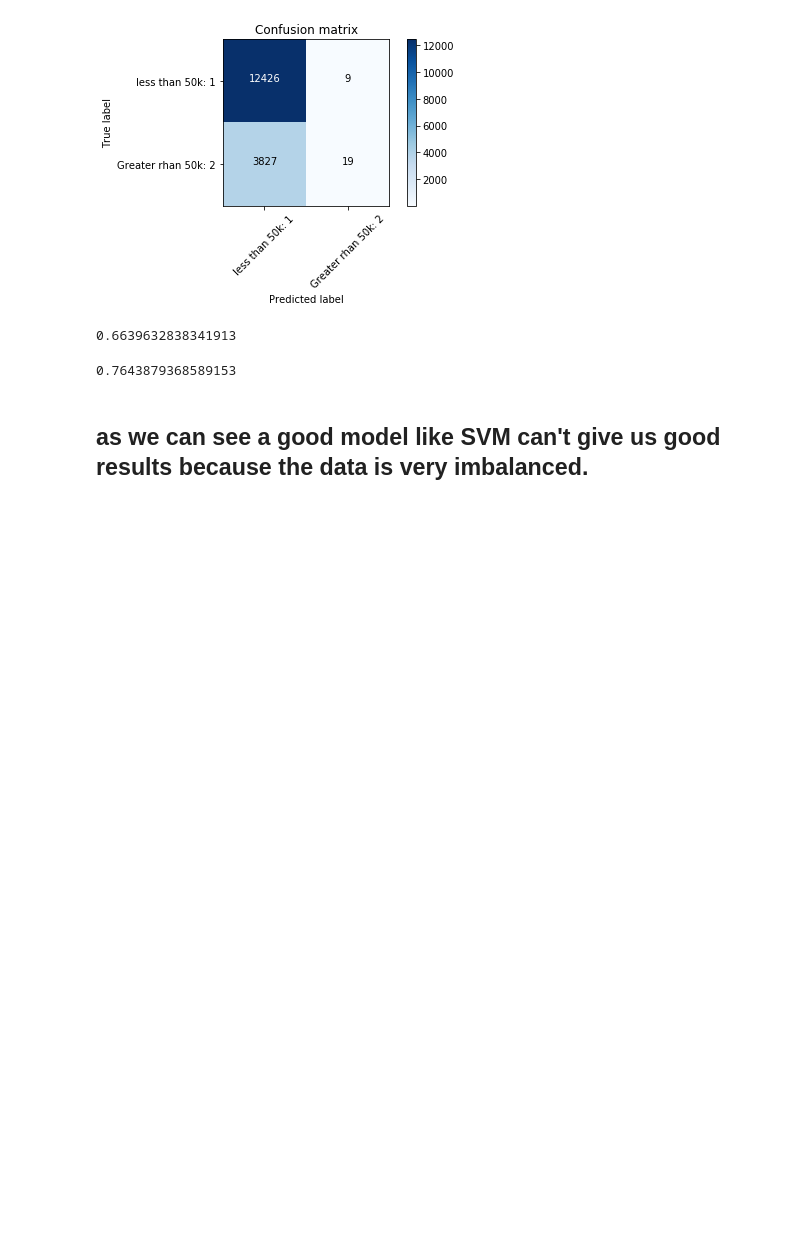
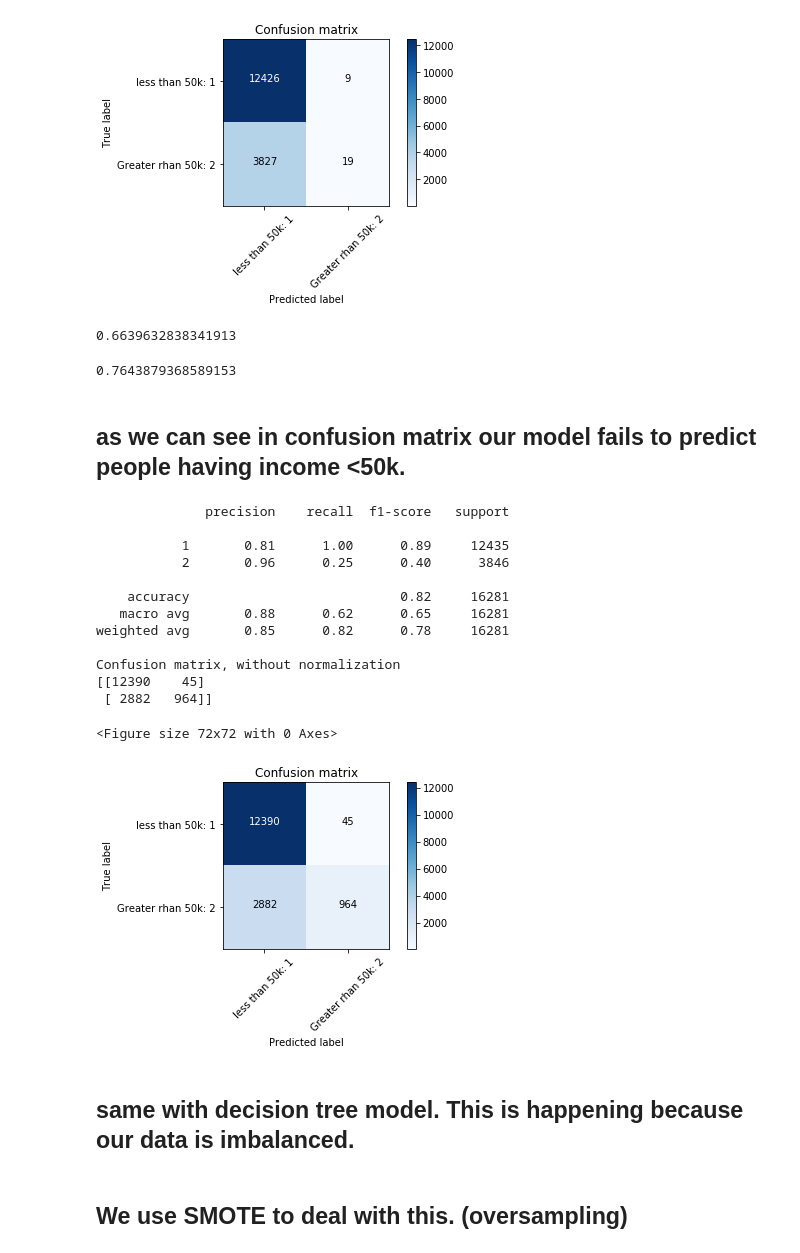
Before and after one commit to Nandit12/Census_income, a Jupyter notebook: census_income.ipynb, the cells around one changed output. Drawn from its saved outputs; the diff is of its cells as text; code cells hidden in the pictures; blank space fills up the shorter version.

```diff
--- a/census_income.ipynb
+++ b/census_income.ipynb
@@ -460,5 +460,35 @@ from sklearn.metrics import jaccard_similarity_score
 jaccard_similarity_score(y_test, yhat)
 # %% [output]
 0.7643879368589153
-# %% [markdown]
-## as we can see a good model like SVM can't give us good results because the data is very imbalanced.
+# %% [markdown]
+## as we can see in confusion matrix our model fails to predict people having income <50k.
+# %%
+# Compute confusion matrix
+cnf_matrix = confusion_matrix(y_test, predTree, labels=[1,2])
+np.set_printoptions(precision=2)
+
+print (classification_report(y_test, predTree))
+
+# Plot non-normalized confusion matrix
+plt.figure(figsize=(1,1))
+plt.figure()
+plot_confusion_matrix(cnf_matrix, classes=['less than 50k: 1', 'Greater than 50k: 2'],normalize= False,  title='Confusion matrix')
+# %% [output]
+              precision    recall  f1-score   support
+
+           1       0.81      1.00      0.89     12435
+           2       0.96      0.25      0.40      3846
+
+    accuracy                           0.82     16281
+   macro avg       0.88      0.62      0.65     16281
+weighted avg       0.85      0.82      0.78     16281
+
+Confusion matrix, without normalization
+[[12390    45]
+ [ 2882   964]]
+<Figure size 72x72 with 0 Axes>
+[figure, added]
+# %% [markdown]
+## same with decision tree model. This is happening because our data is imbalanced.
+# %% [markdown]
+## We use SMOTE to deal with this. (oversampling)
```
Also changed, not shown: parts of 6 cells of this notebook.
